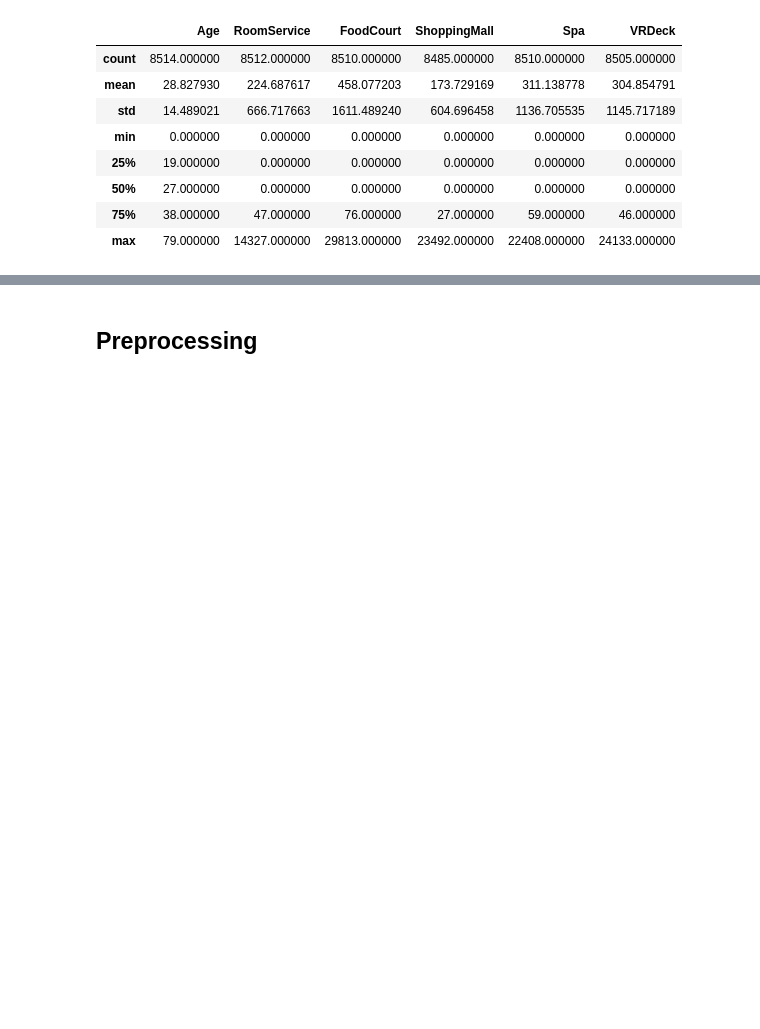
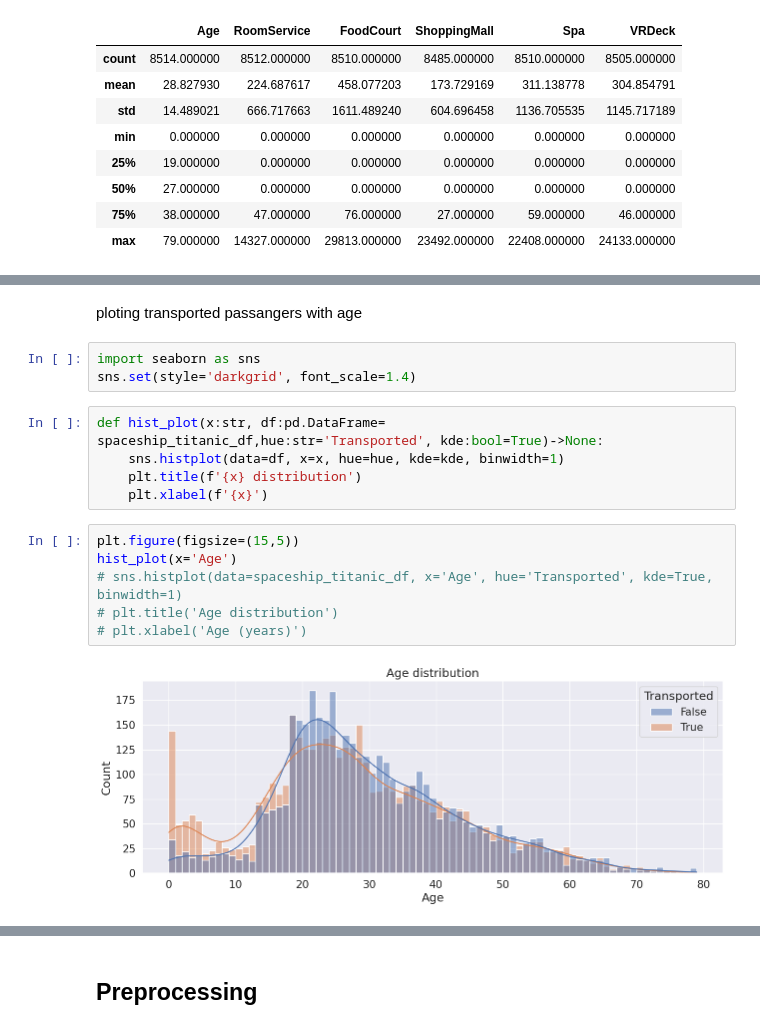
Before and after one commit to vivekpatel99/Spaceship-Titanic-using-ML-ANN, a Jupyter notebook: spaceship-titanic-using-ML-ANN.ipynb, the cells around one changed output, grey strips where cells are left out. Saved outputs shown, nothing was run; the diff lists cells and outputs as text; blank space fills up the shorter version.

```diff
--- a/spaceship-titanic-using-ML-ANN.ipynb
+++ b/spaceship-titanic-using-ML-ANN.ipynb
@@ -96,0 +188,18 @@ spaceship_titanic_df.describe()
+# %% [markdown]
+ploting transported passangers with age
+# %%
+import seaborn as sns
+sns.set(style='darkgrid', font_scale=1.4)
+# %%
+def hist_plot(x:str, df:pd.DataFrame= spaceship_titanic_df,hue:str='Transported', kde:bool=True)->None:
+    sns.histplot(data=df, x=x, hue=hue, kde=kde, binwidth=1)
+    plt.title(f'{x} distribution')
+    plt.xlabel(f'{x}')
+# %%
+plt.figure(figsize=(15,5))
+hist_plot(x='Age')
+# sns.histplot(data=spaceship_titanic_df, x='Age', hue='Transported', kde=True, binwidth=1)
+# plt.title('Age distribution')
+# plt.xlabel('Age (years)')
+# %% [output]
+[figure, added]
```
Also changed, not shown: parts of 34 cells of this notebook, 1 other file.
